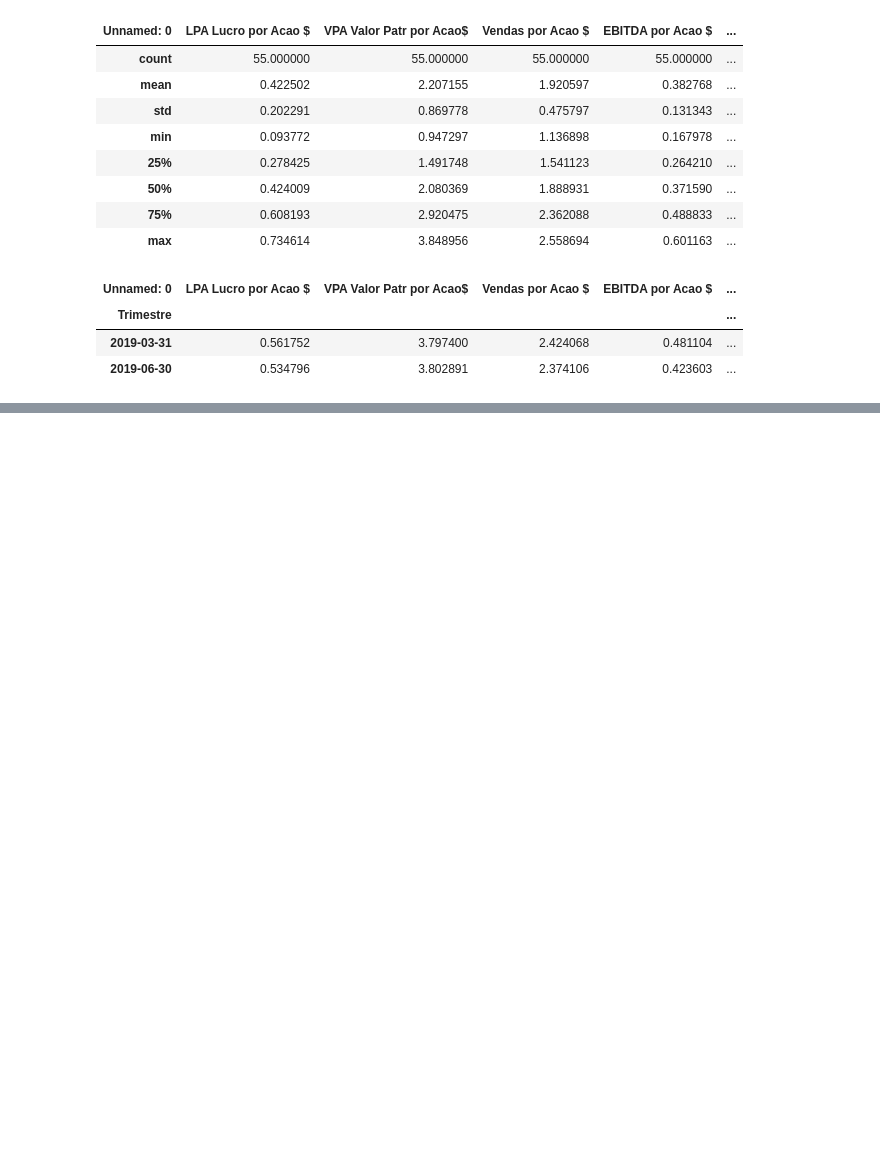
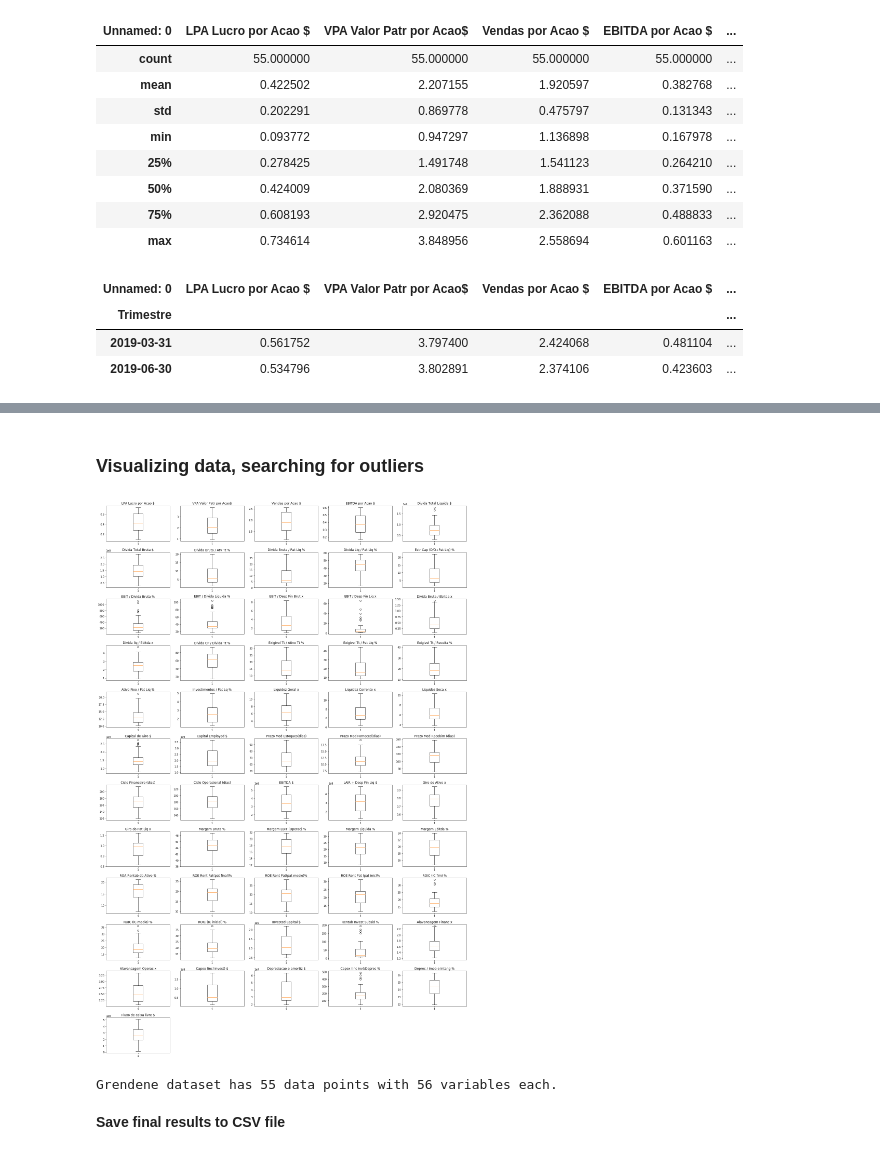
Before and after one commit to GuiMend/stock-prediction-rnn-fundamentals, a Jupyter notebook: TCC/1_Clean_data.ipynb, the cells around one changed output, grey strips where cells are left out. Drawn from its saved outputs; the diff is of its cells as text; code cells hidden in the pictures; blank space fills up the shorter version.

```diff
--- a/TCC/1_Clean_data.ipynb
+++ b/TCC/1_Clean_data.ipynb
@@ -105,0 +117,16 @@ raw_input_df.tail(2)
+# %% [markdown]
+### Visualizing data, searching for outliers
+# %%
+for i in range(1, 57):
+    a = plt.subplot(12, 5, i)
+    a.set_title(raw_input_df.columns[i-1])
+    plt.boxplot(raw_input_df.iloc[:,i-1])
+plt.tight_layout()
+# %% [output]
+[figure, added]
+# %%
+print("Grendene dataset has {} data points with {} variables each.".format(*raw_input_df.shape))
+# %% [output]
+Grendene dataset has 55 data points with 56 variables each.
+# %% [markdown]
+**Save final results to CSV file**
```
Also changed, not shown: parts of 8 cells of this notebook, 2 other files.
